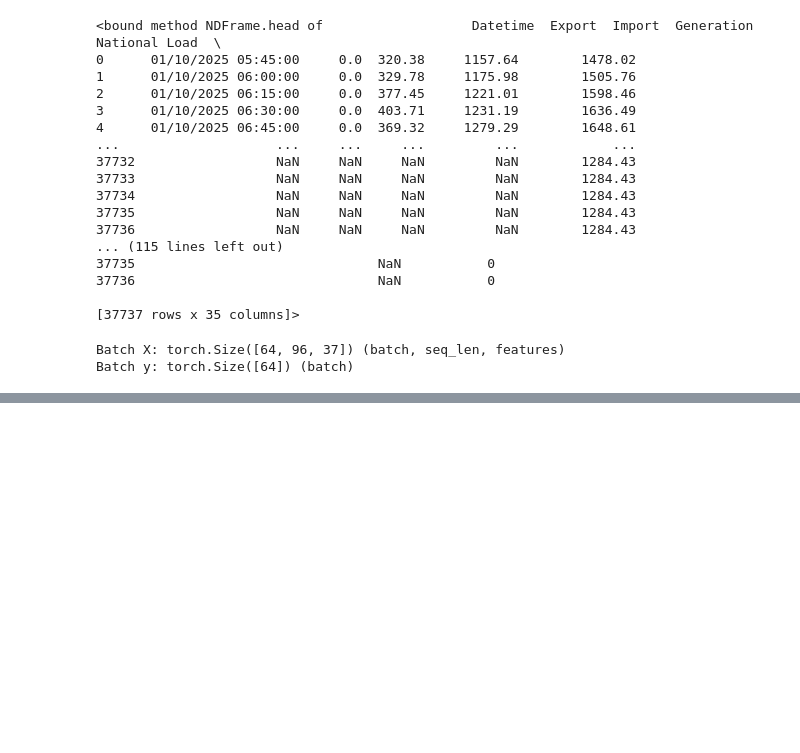
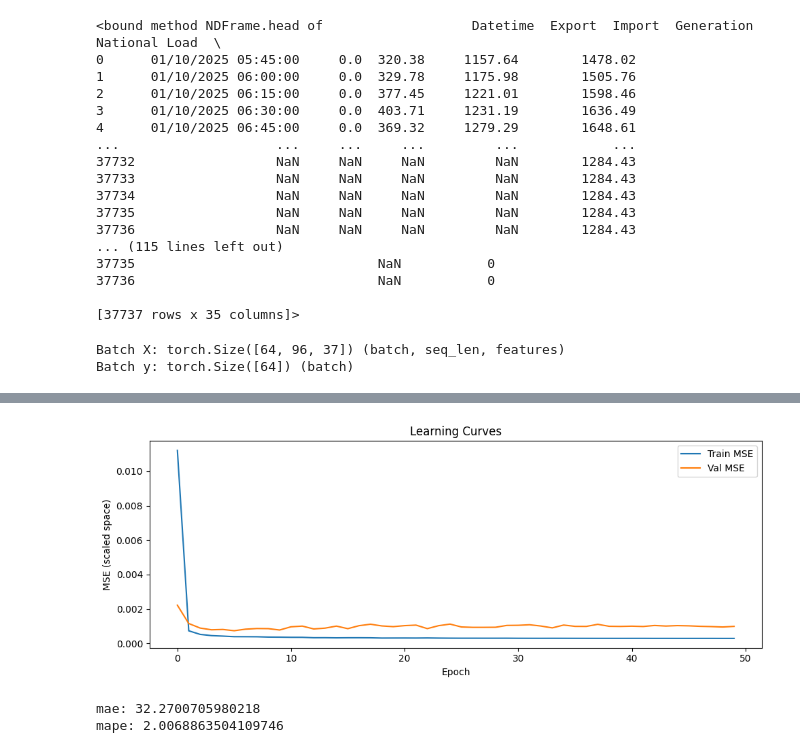
Before and after one commit to sumitisme/Multivariate-time-series-forecasting, a Jupyter notebook: main.ipynb, the cells around one changed output, grey strips where cells are left out. Cells and saved outputs as stored; diff of their text form; code cells hidden in the pictures; blank space fills up the shorter version.

Commit message:
model training done and now trying to test

```diff
--- a/main.ipynb
+++ b/main.ipynb
@@ -9,3 +9,14 @@ import torch
 from torch.utils.data import Dataset, DataLoader
 from sklearn.preprocessing import MinMaxScaler
 from sklearn.metrics import mean_absolute_error, mean_squared_error, mean_absolute_percentage_error
+# %%
+# Device-agnostic code
+
+if torch.cuda.is_available():
+    DEVICE = "cuda"
+elif torch.backends.mps.is_available():
+    DEVICE = "mps"
+else:
+    DEVICE = "cpu"
+
+print(f"device : {DEVICE}") # my device isn't allowing the gpu for some reason ;(
@@ -61,11 +74,11 @@ INPUT_DIM = len(FEATURE_COLS)
 
 SEQ_LEN = 96
 BATCH_SIZE = 64
-HIDDEN_DIM = 128
-NUM_LAYERS = 2
-DROPOUT = 0.2
+HIDDEN_DIM = 64 # 128 is showing overfit. 64 ma test garam
+NUM_LAYERS = 1 # Also reducing the number of layers from 2 to 1
+DROPOUT = 0.3 # 0.2 bata 0.3 rakhera testinggg
 LR = 1e-3
-EPOCHS = 50
+EPOCHS = 50 # 50 lai 100 banaidiye -> teslai feri 50 banaidiye since teti improvement nai vako xaina past 50 so I'm just wasting time here.
 TRAIN_FRAC = 0.8 # 80 20 split
 # %%
 # Datasplitting
@@ -141,0 +223,43 @@ AttributeError: module 'torch.nn' has no attribute 'Lineaer'
+# %%
+plt.figure(figsize = (10, 4))
+plt.plot(train_losses, label = 'Train MSE')
+plt.plot(val_losses, label = 'Val MSE')
+plt.xlabel('Epoch')
+plt.ylabel('MSE (scaled space)')
+plt.title('Learning Curves')
+plt.legend()
+plt.tight_layout()
+plt.show()
+# %% [output]
+[figure, added]
+# %%
+# evaluating the model
+
+model.eval()
+all_preds, all_true = [], []
+
+with torch.no_grad():
+    for xb, yb in test_loader:
+        preds = model(xb.to(DEVICE)).cpu().numpy()
+        all_preds.extend(preds)
+        all_true.extend(yb.numpy())
+
+all_preds = np.array(all_preds)
+all_true = np.array(all_true)
+
+def inverse_target(scaled_vals, scaler, target_idx, n_features):
+    dummy = np.zeros((len(scaled_vals), n_features))
+    dummy[:, target_idx] = scaled_vals
+    return scaler.inverse_transform(dummy)[:, target_idx]
+
+preds_mw = inverse_target(all_preds, scaler, TARGET_IDX, INPUT_DIM)
+true_mw = inverse_target(all_true, scaler, TARGET_IDX, INPUT_DIM)
+
+mae = mean_absolute_error(true_mw, preds_mw)
+mape = mean_absolute_percentage_error(true_mw, preds_mw) * 100 # only checking these for now
+
+print(f'mae: {mae}')
+print(f'mape: {mape}')
+# %% [output]
+mae: 32.2700705980218
+mape: 2.0068863504109746
```
Also changed, not shown: parts of 4 cells of this notebook.
